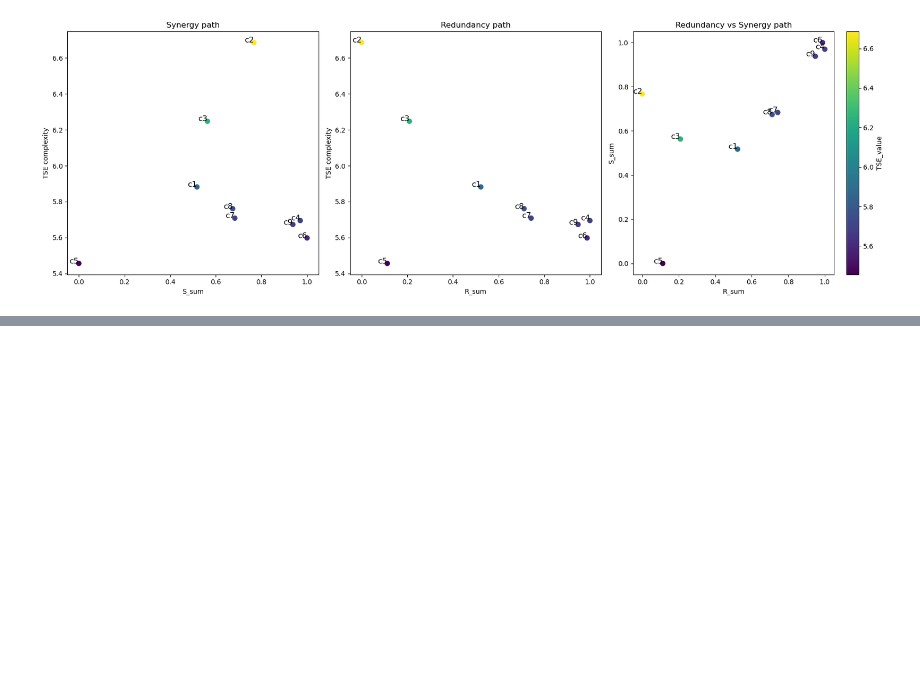
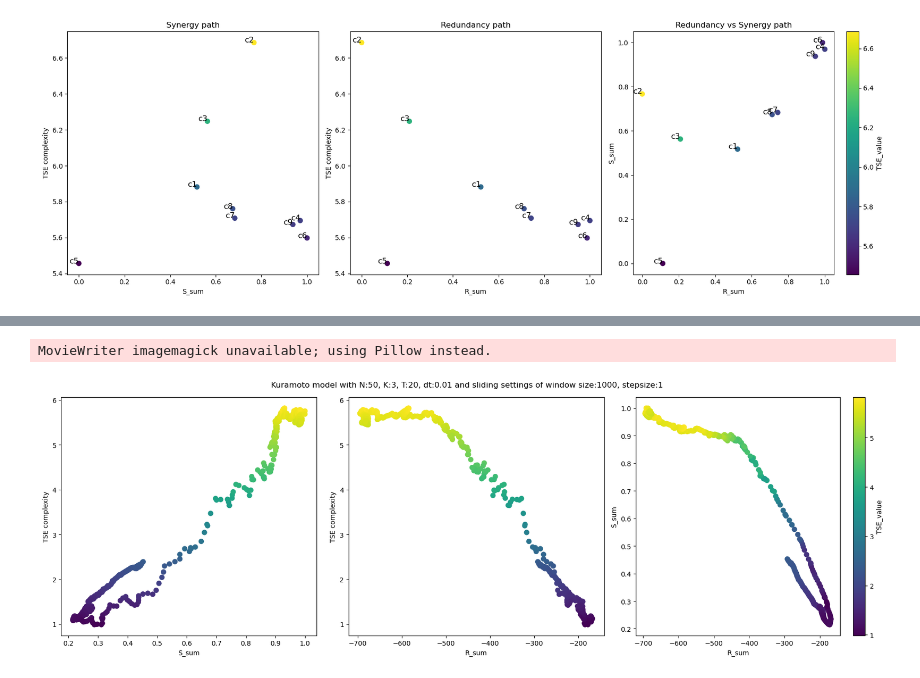
Before and after one commit to cyrilrommens/PhD_1, a Jupyter notebook: TSE_oscillator.ipynb, the cells around one changed output, grey strips where cells are left out. Cells and saved outputs as stored; diff of their text form; code cells hidden in the pictures; blank space fills up the shorter version.

Commit message:
TSE_kuramoto

```diff
--- a/TSE_oscillator.ipynb
+++ b/TSE_oscillator.ipynb
@@ -483,0 +427,55 @@ plt.show()
+# %%
+import matplotlib.pyplot as plt
+import matplotlib.animation as animation
+import numpy as np
+
+# Create a figure with 1 row and 3 columns for subplots
+fig, axes = plt.subplots(1, 3, figsize=(18, 6))
+
+# Create an initial scatter plot to use for colorbar
+scatter = axes[2].scatter(df['R_sum'], df['S_sum'], c=df['TSE_value'], cmap='viridis', s=50)
+
+# Add colorbar only once (after the first plot is created)
+cbar = plt.colorbar(scatter, ax=axes[2], label='TSE_value')
+
+# Function to update the plot at each timestep
+def update_plot(i):
+    # Clear the previous plots
+    for ax in axes:
+        ax.clear()
+
+    # Extract data for the current timestep
+    x1, y1, c1 = df['S_sum'][i], df['TSE_value'][i], df['TSE_value'][i]
+    x2, y2, c2 = df['R_sum'][i], df['TSE_value'][i], df['TSE_value'][i]
+    x3, y3, c3 = df['R_sum'][i], df['S_sum'][i], df['TSE_value'][i]
+
+    # First subplot for Synergy path
+    axes[0].scatter(df['S_sum'][:i+1], df['TSE_value'][:i+1], c=df['TSE_value'][:i+1], cmap='viridis', s=50)
+    axes[0].set_xlabel('S_sum')
+    axes[0].set_ylabel('TSE complexity')
+
+    # Second subplot for Redundancy path
+    axes[1].scatter(df['R_sum'][:i+1], df['TSE_value'][:i+1], c=df['TSE_value'][:i+1], cmap='viridis', s=50)
+    axes[1].set_xlabel('R_sum')
+    axes[1].set_ylabel('TSE complexity')
+
+    # Third subplot for Redundancy vs Synergy path
+    scatter = axes[2].scatter(df['R_sum'][:i+1], df['S_sum'][:i+1], c=df['TSE_value'][:i+1], cmap='viridis', s=50)
+    axes[2].set_xlabel('R_sum')
+    axes[2].set_ylabel('S_sum')
+
+    # Set the main title
+    plt.suptitle(f'Kuramoto model with N:{N}, K:{K}, T:{T}, dt:{dt} and sliding settings of window size:{window_size}, stepsize:{window_step}')
+
+# Create the animation
+ani = animation.FuncAnimation(fig, update_plot, frames=len(df), repeat=False)
+
+# Save the animation as a GIF
+ani.save('Figures\\TSE_kuramoto.gif', writer='imagemagick', fps=5)
+
+# Show the plot
+plt.tight_layout()
+plt.show()
+# %% [output]
+MovieWriter imagemagick unavailable; using Pillow instead.
+[figure, added]
```
Also changed, not shown: parts of 4 cells of this notebook, 1 other file.
